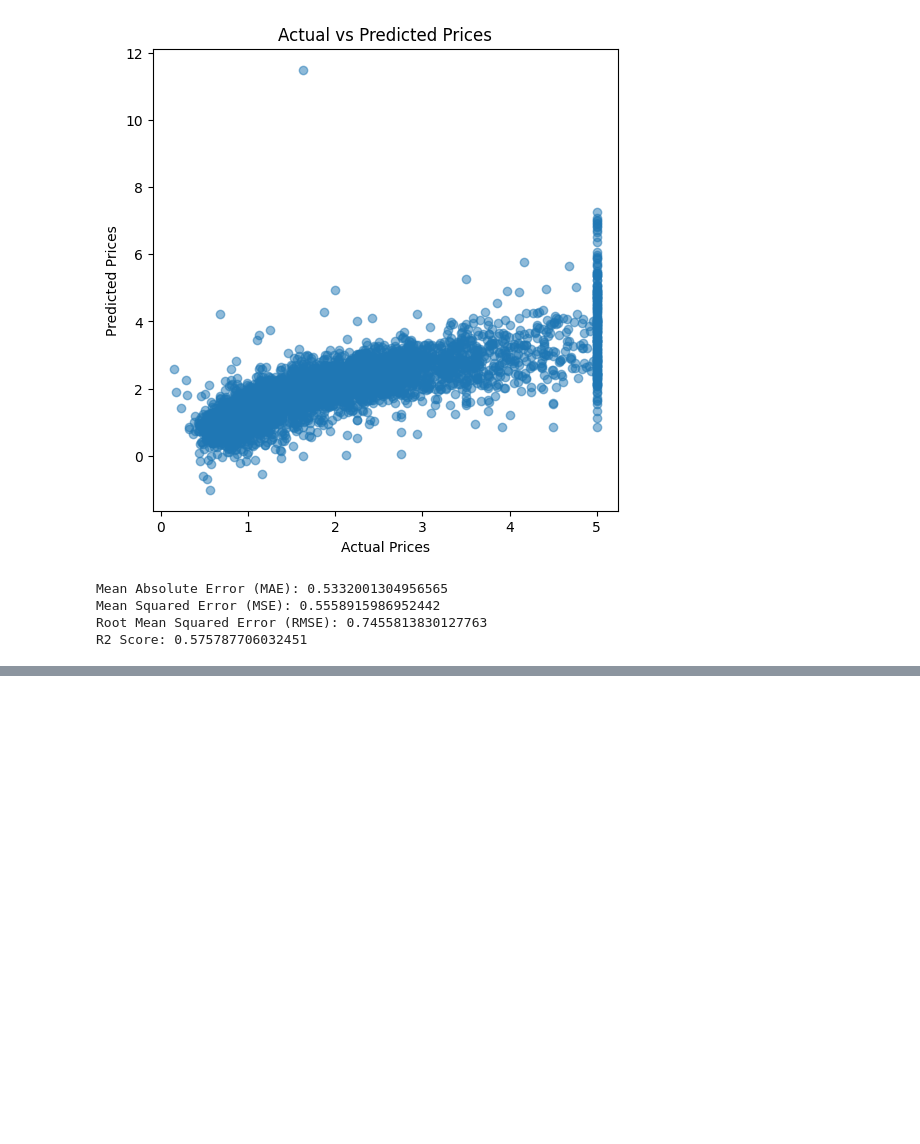
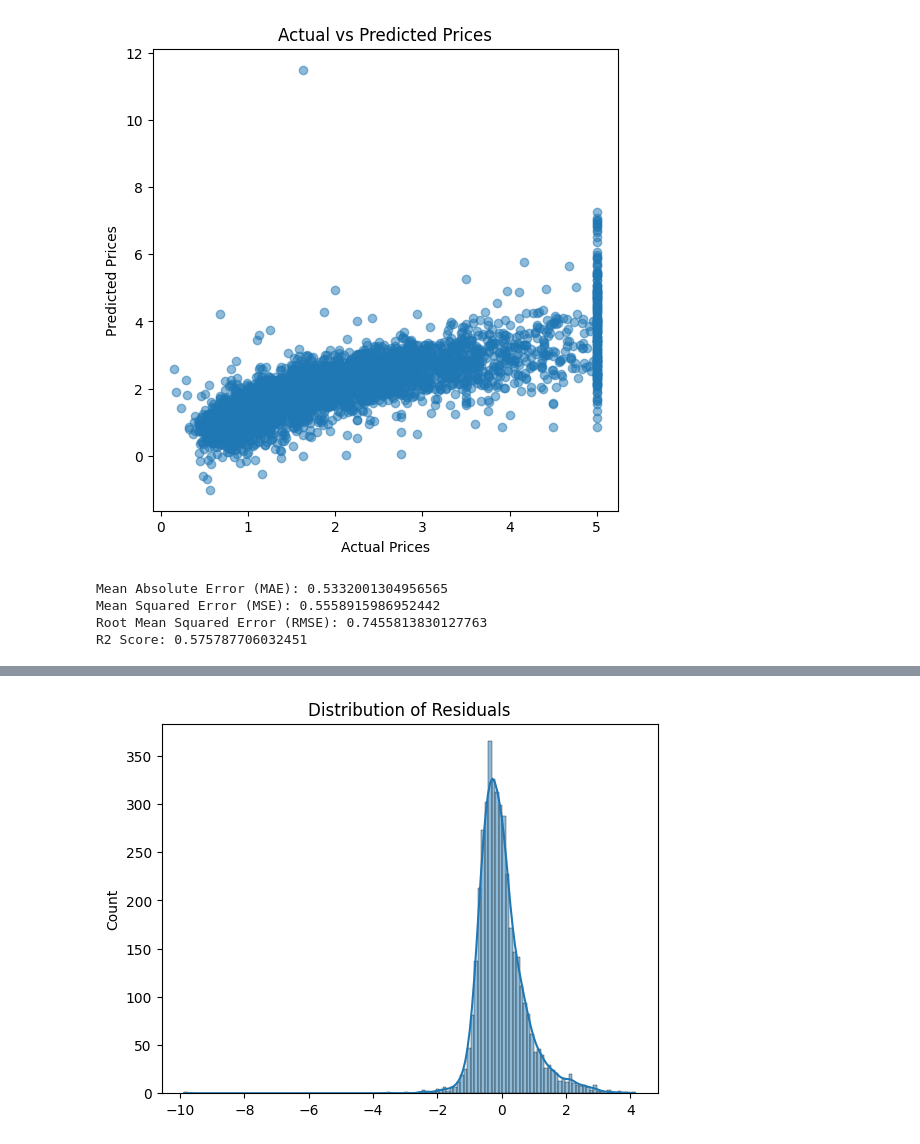
Before and after one commit to Satyam6024/California-House-Pricing, a Jupyter notebook: Linear Regression ML Implementation.ipynb, the cells around one changed output, grey strips where cells are left out. Drawn from its saved outputs; the diff is of its cells as text; code cells hidden in the pictures; blank space fills up the shorter version.

```diff
--- a/Linear Regression ML Implementation.ipynb
+++ b/Linear Regression ML Implementation.ipynb
@@ -515,0 +263,7 @@ array([30.08649576])
+# %%
+# Distribution of residuals
+sns.histplot(residuals, kde=True)
+plt.title('Distribution of Residuals')
+plt.show()
+# %% [output]
+[figure, added]
```
Also changed, not shown: parts of 56 cells of this notebook, 2 other files.
